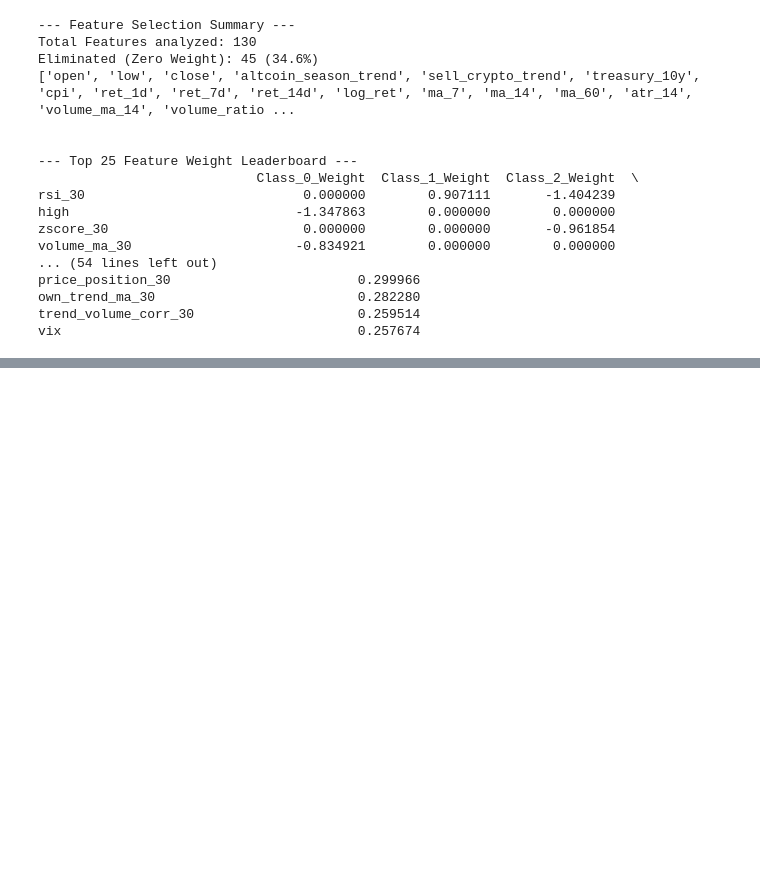
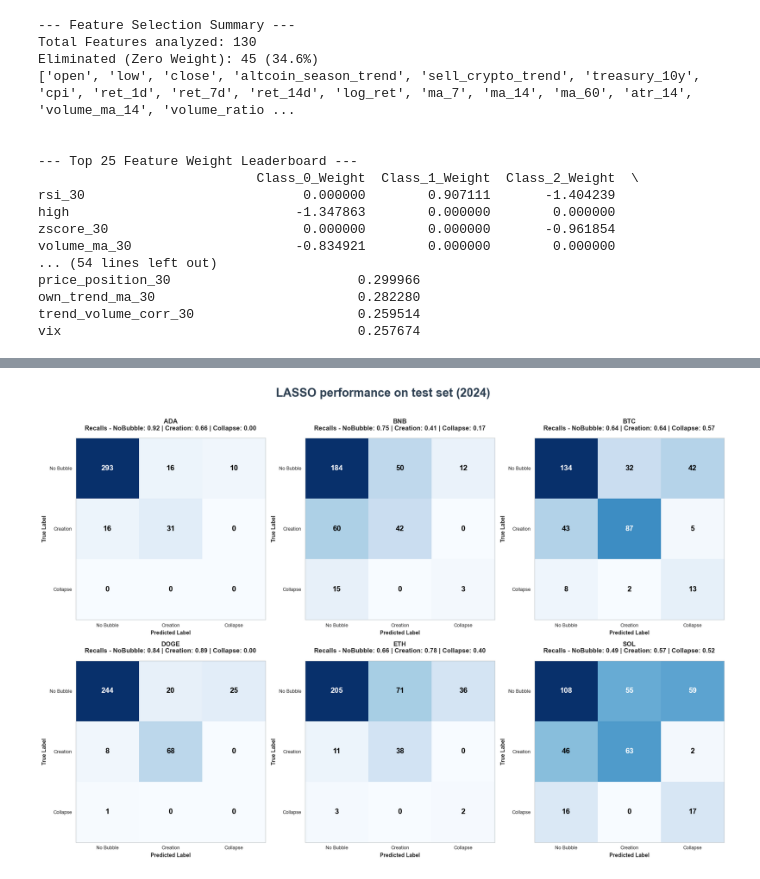
Before and after one commit to MuLancer/DSE4211-Group-18-Cryptocurrency-Market-Bubble-Prediction, a Jupyter notebook: lasso.ipynb, the cells around one changed output, grey strips where cells are left out. Saved outputs shown, nothing was run; the diff lists cells and outputs as text; code cells hidden in the pictures; blank space fills up the shorter version.

Commit message:
edit confusion matrix to add labels

```diff
--- a/lasso.ipynb
+++ b/lasso.ipynb
@@ -295,0 +232,65 @@ plt.show()
+# %%
+coins = test_df['symbol'].unique()
+fig, axes = plt.subplots(2, 3, figsize=(18, 13))
+axes = axes.flatten()
+
+labels = [0, 1, 2]
+target_names = ['No Bubble', 'Creation', 'Collapse']
+
+for i, coin in enumerate(coins):
+    ax = axes[i]
+
+    # Filter test data for the specific coin
+    coin_test = test_df[test_df['symbol'] == coin].copy()
+
+    # Pre-calculate true vs predicted
+    y_true = coin_test['gsadf_map_90_lead'].astype(int)
+    y_pred = clf.predict(coin_test[x_cols]).astype(int)
+
+    # Create Confusion Matrix
+    cm = confusion_matrix(y_true, y_pred, labels=labels)
+
+    # Calculate Recalls
+    recalls = recall_score(y_true, y_pred, labels=labels, average=None, zero_division=0)
+
+    # Plotting the Matrix Heatmap
+    im = ax.imshow(cm, cmap='Blues', aspect='auto')
+
+    ax.grid(False) # Ensure internal gridlines are off
+
+    # Add numbers to the boxes
+    for row in range(len(labels)):
+        for col in range(len(labels)):
+            ax.text(col, row, format(cm[row, col], 'd'),
+                    ha="center", va="center",
+                    color="white" if cm[row, col] > cm.max()/2 else "black",
+                    fontsize=14, fontweight='bold')
+
+    # Titles and Recalls
+    title_str = (f"{coin}\n"
+                 f"Recalls - NoBubble: {recalls[0]:.2f} | Creation: {recalls[1]:.2f} | Collapse: {recalls[2]:.2f}")
+    ax.set_title(title_str, fontsize=12, fontweight='bold', pad=15)
+
+    # --- ADDED X AND Y LABELS ---
+    ax.set_xlabel('Predicted Label', fontsize=10, fontweight='bold')
+    ax.set_ylabel('True Label', fontsize=10, fontweight='bold')
+
+    # Tick settings
+    ax.set_xticks(np.arange(len(labels)))
+    ax.set_yticks(np.arange(len(labels)))
+    ax.set_xticklabels(target_names, fontsize=9)
+    ax.set_yticklabels(target_names, fontsize=9)
+
+    # Clean up axis spines
+    for spine in ax.spines.values():
+        spine.set_visible(True)
+        spine.set_color('#bdc3c7')
+
+plt.tight_layout(rect=[0, 0.03, 1, 0.93])
+plt.suptitle("LASSO performance on test set (2024)",
+             fontsize=22, fontweight='bold', y=0.98, color='#2c3e50')
+
+plt.savefig('data/outputs/LASSO_confusion_matrix.png', dpi=300, bbox_inches='tight')
+plt.show()
+# %% [output]
+[figure, added]
```
Also changed, not shown: parts of 1 cell of this notebook, 2 other files.
